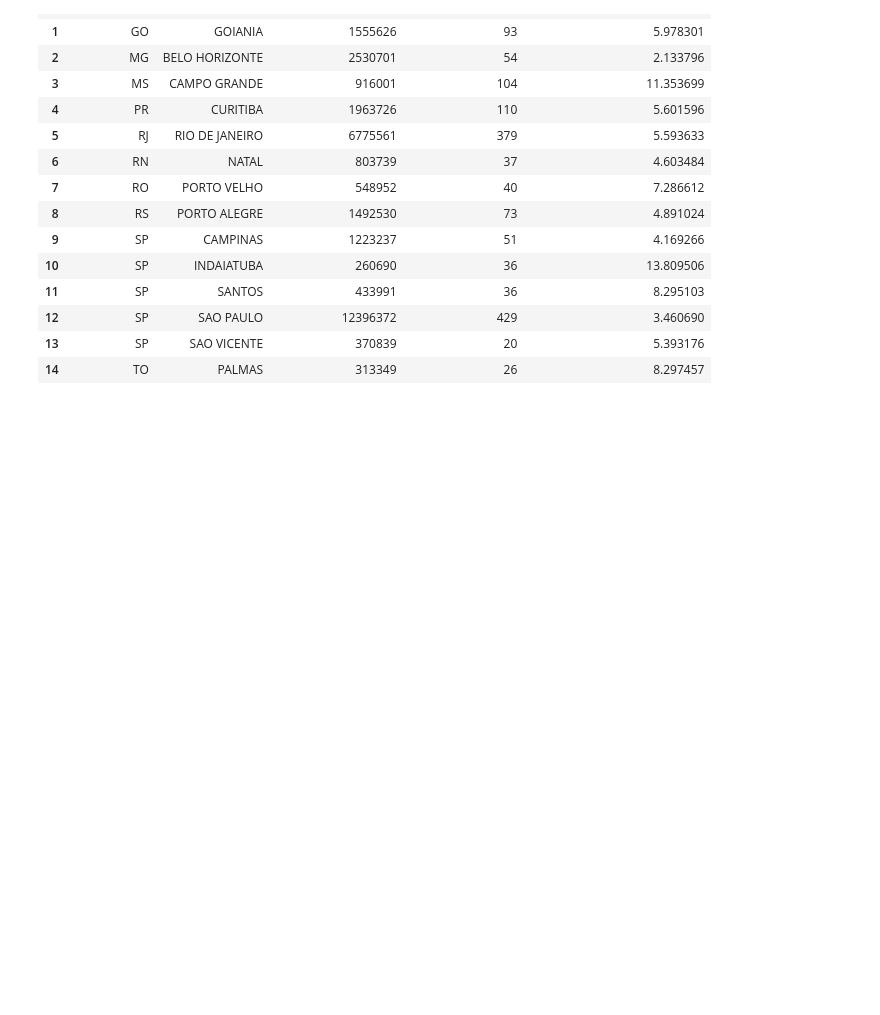
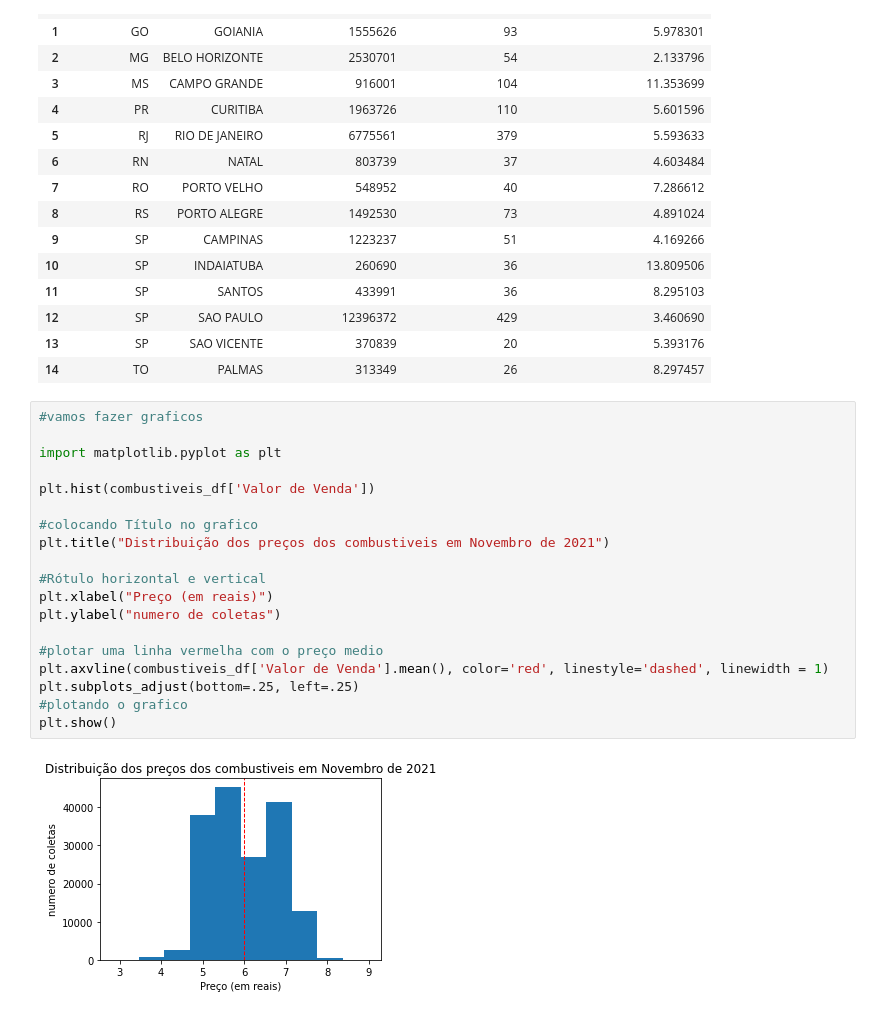
Before and after one commit to Seixaslima/curso_python_pandas, a Jupyter notebook: segundo_exemplo_python_pandas.ipynb, the cells around one changed output. Drawn from its saved outputs; the diff is of its cells as text; blank space fills up the shorter version.

```diff
--- a/segundo_exemplo_python_pandas.ipynb
+++ b/segundo_exemplo_python_pandas.ipynb
@@ -252,3 +252,24 @@ display(postos_por_municipio_df)
 | 12 | SP | SAO PAULO | 12396372 | 429 | 3.460690 |
 | 13 | SP | SAO VICENTE | 370839 | 20 | 5.393176 |
 | 14 | TO | PALMAS | 313349 | 26 | 8.297457 |
+# %%
+#vamos fazer graficos
+
+import matplotlib.pyplot as plt
+
+plt.hist(combustiveis_df['Valor de Venda'])
+
+#colocando Título no grafico
+plt.title("Distribuição dos preços dos combustiveis em Novembro de 2021")
+
+#Rótulo horizontal e vertical
+plt.xlabel("Preço (em reais)")
+plt.ylabel("numero de coletas")
+
+#plotar uma linha vermelha com o preço medio
+plt.axvline(combustiveis_df['Valor de Venda'].mean(), color='red', linestyle='dashed', linewidth = 1)
+plt.subplots_adjust(bottom=.25, left=.25)
+#plotando o grafico
+plt.show()
+# %% [output]
+[figure, added]
```
Also changed, not shown: parts of 4 cells of this notebook.
